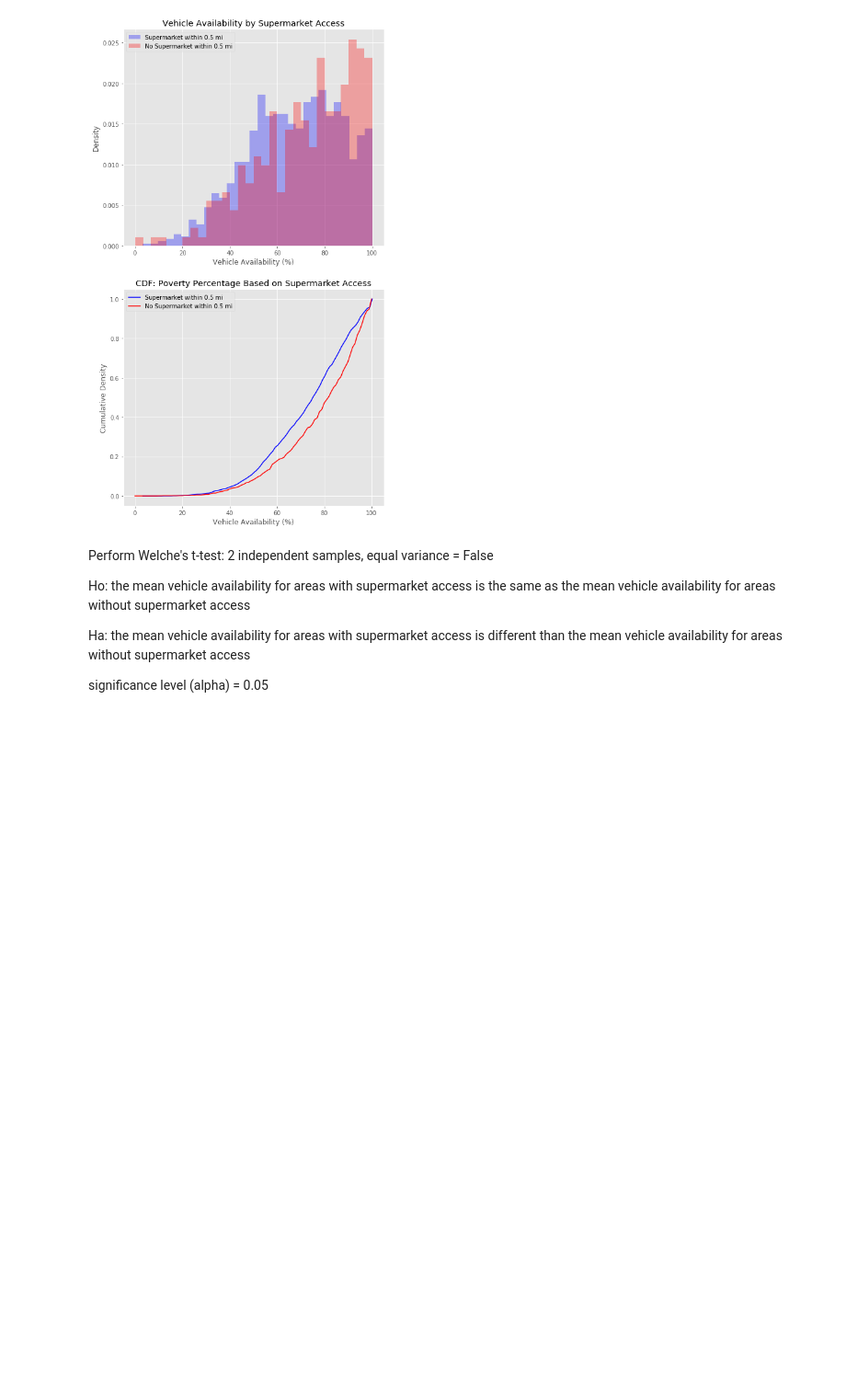
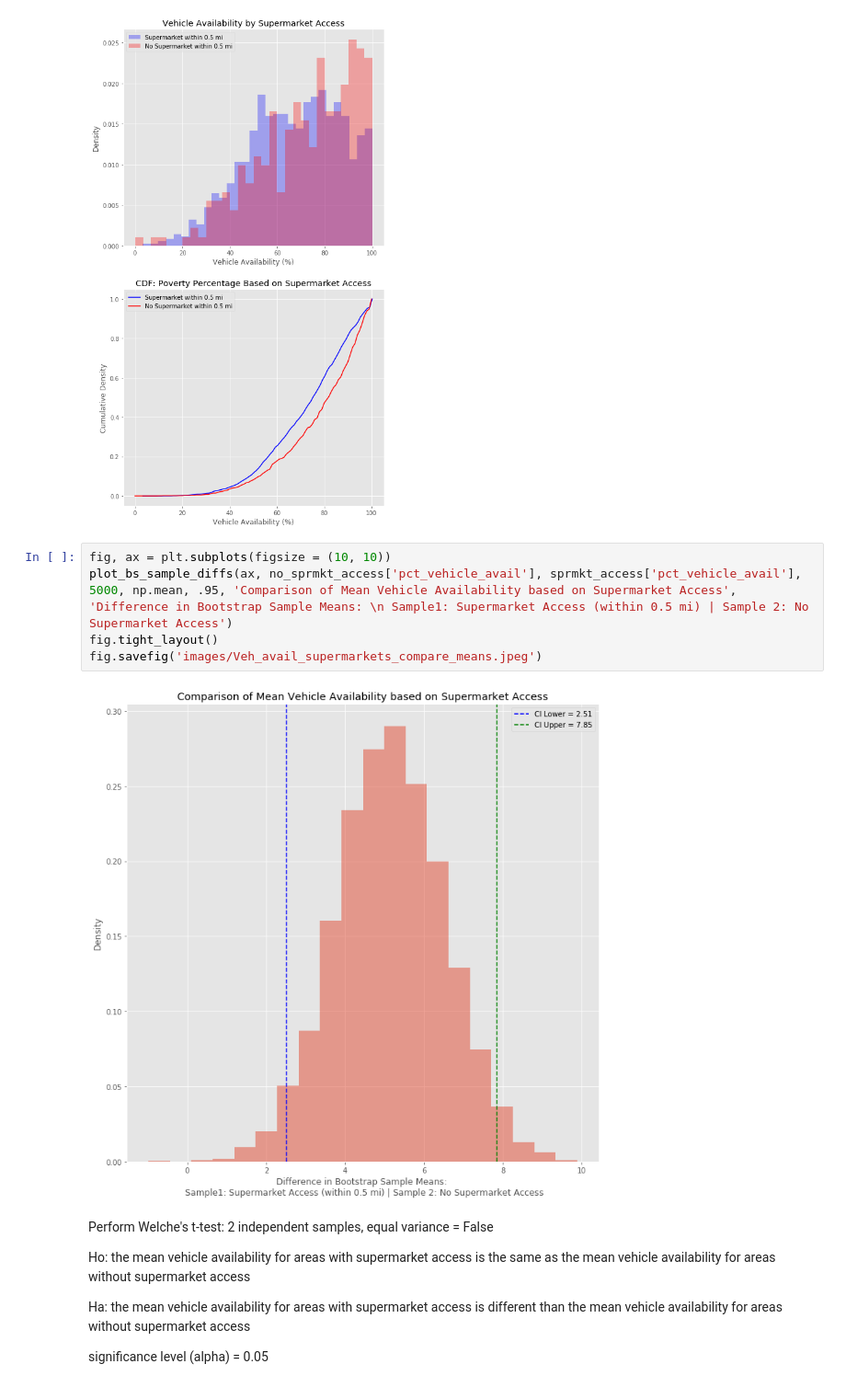
Before and after one commit to jamiewessels/Philly_Food_Access, a Jupyter notebook: Initial_exploration.ipynb, the cells around one changed output. Shown at 92% size. Drawn from its saved outputs; the diff is of its cells as text; blank space fills up the shorter version.

```diff
--- a/Initial_exploration.ipynb
+++ b/Initial_exploration.ipynb
@@ -364,6 +364,13 @@ fig.tight_layout()
 plt.show();
 # %% [output]
 [figure]
+# %%
+fig, ax = plt.subplots(figsize = (10, 10))
+plot_bs_sample_diffs(ax, no_sprmkt_access['pct_vehicle_avail'], sprmkt_access['pct_vehicle_avail'], 5000, np.mean, .95, 'Comparison of Mean Vehicle Availability based on Supermarket Access', 'Difference in Bootstrap Sample Means: \n Sample1: Supermarket Access (within 0.5 mi) | Sample 2: No Supermarket Access')
+fig.tight_layout()
+fig.savefig('images/Veh_avail_supermarkets_compare_means.jpeg')
+# %% [output]
+[figure, added]
 # %% [markdown]
 Perform Welche's t-test: 2 independent samples, equal variance = False
 
```
Also changed, not shown: parts of 17 cells of this notebook, 6 other files.
